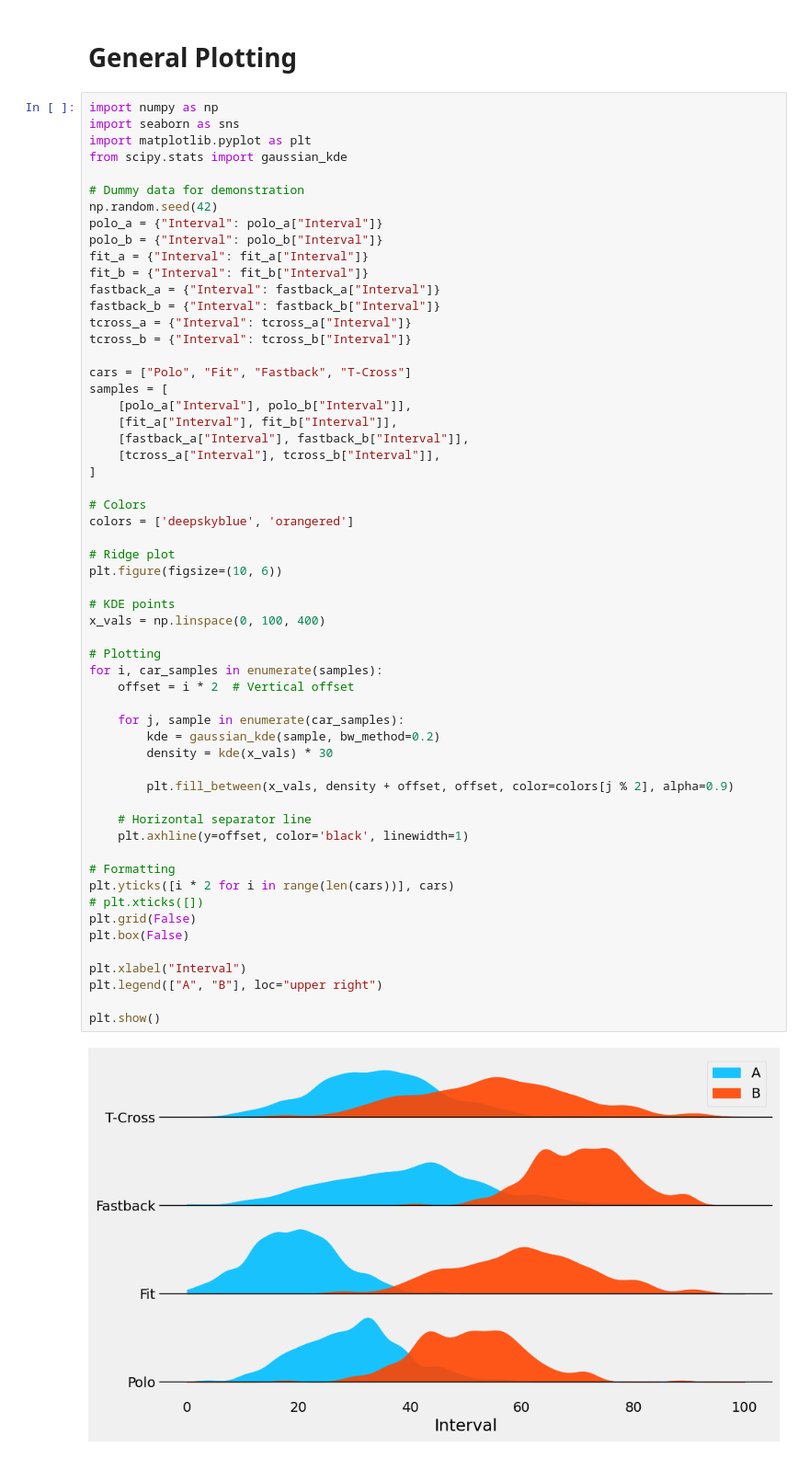
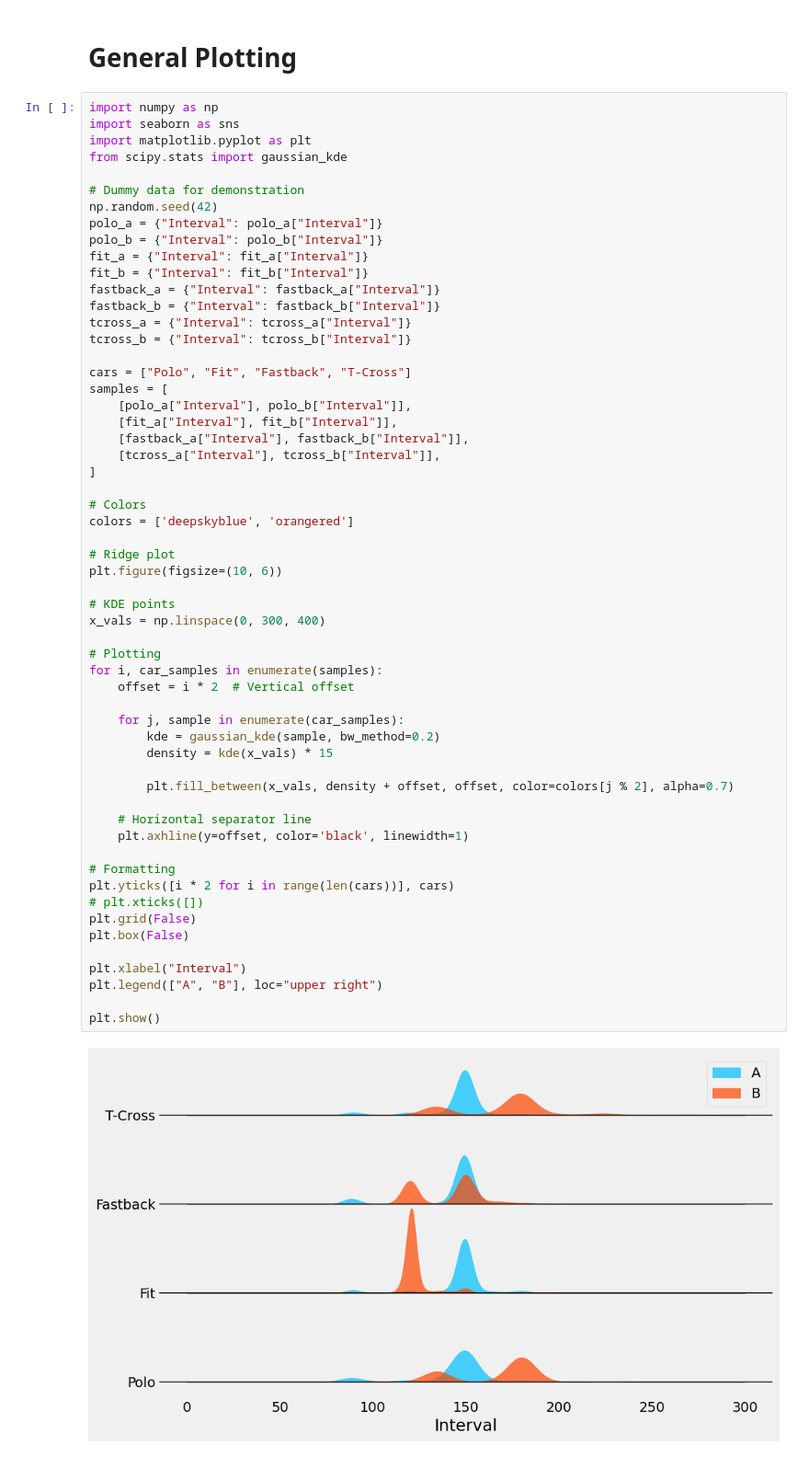
Before and after one commit to conect2ai/SBRC2025-App2Car, a Jupyter notebook: analysis.ipynb, the cells around one changed output. Shown at 92% size. Drawn from its saved outputs; the diff is of its cells as text.

Commit message:
fix density graph

```diff
--- a/analysis.ipynb
+++ b/analysis.ipynb
@@ -784,34 +784,34 @@ samples = [
 # Colors
 colors = ['deepskyblue', 'orangered']
 
 # Ridge plot
 plt.figure(figsize=(10, 6))
 
 # KDE points
-x_vals = np.linspace(0, 100, 400)
+x_vals = np.linspace(0, 300, 400)
 
 # Plotting
 for i, car_samples in enumerate(samples):
     offset = i * 2  # Vertical offset
 
     for j, sample in enumerate(car_samples):
         kde = gaussian_kde(sample, bw_method=0.2)
-        density = kde(x_vals) * 30
+        density = kde(x_vals) * 15
 
-        plt.fill_between(x_vals, density + offset, offset, color=colors[j % 2], alpha=0.9)
+        plt.fill_between(x_vals, density + offset, offset, color=colors[j % 2], alpha=0.7)
 
     # Horizontal separator line
     plt.axhline(y=offset, color='black', linewidth=1)
 
 # Formatting
 plt.yticks([i * 2 for i in range(len(cars))], cars)
 # plt.xticks([])
 plt.grid(False)
 plt.box(False)
 
 plt.xlabel("Interval")
 plt.legend(["A", "B"], loc="upper right")
 
 plt.show()
 # %% [output]
-[figure, old version]
+[figure, new version]
```
